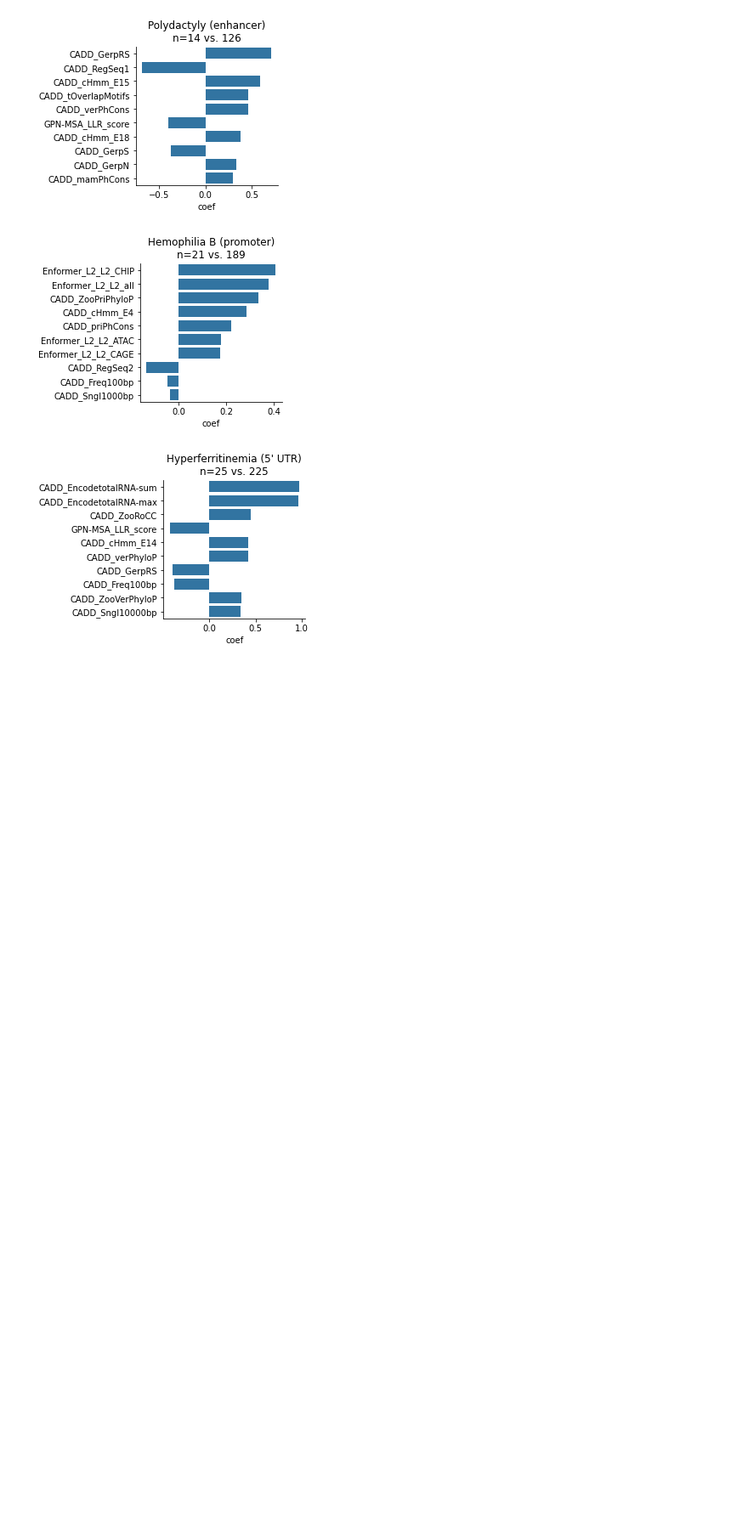
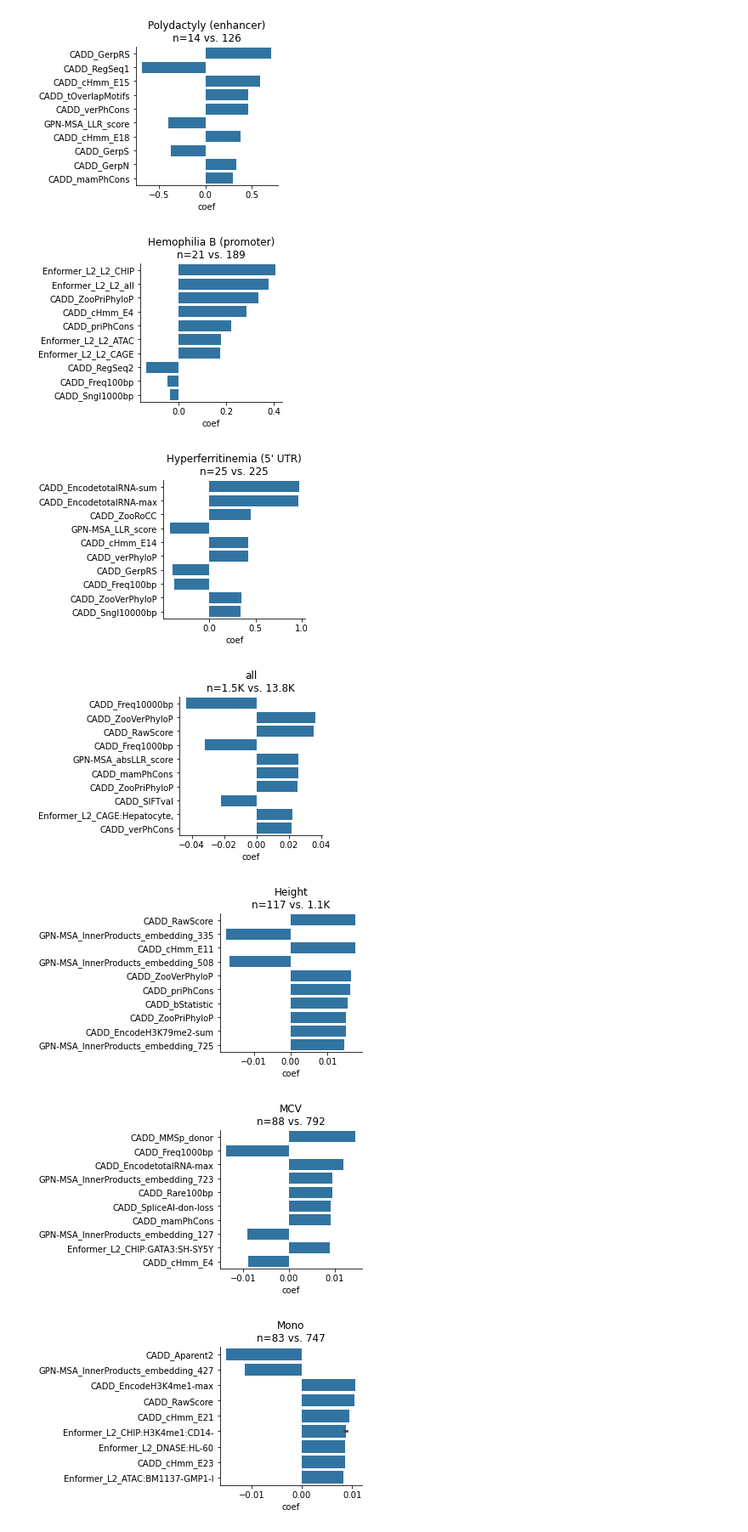
Before and after one commit to minjaf/TraitGym, a Jupyter notebook: workflow/notebooks/interpretation.ipynb, the cells around one changed output. Shown: that part at 85% size. Cells and saved outputs as stored; diff of their text form; code cells hidden in the pictures; blank space fills up the shorter version.

```diff
--- a/workflow/notebooks/interpretation.ipynb
+++ b/workflow/notebooks/interpretation.ipynb
@@ -275,3 +319,11 @@ plot_coef()
 [figure]
 [figure]
 [figure]
+# %%
+# GWAS
+plot_coef()
+# %% [output]
+[figure, added]
+[figure, added]
+[figure, added]
+[figure, added]
```
Also changed, not shown: parts of 5 cells of this notebook, 2 other files.
